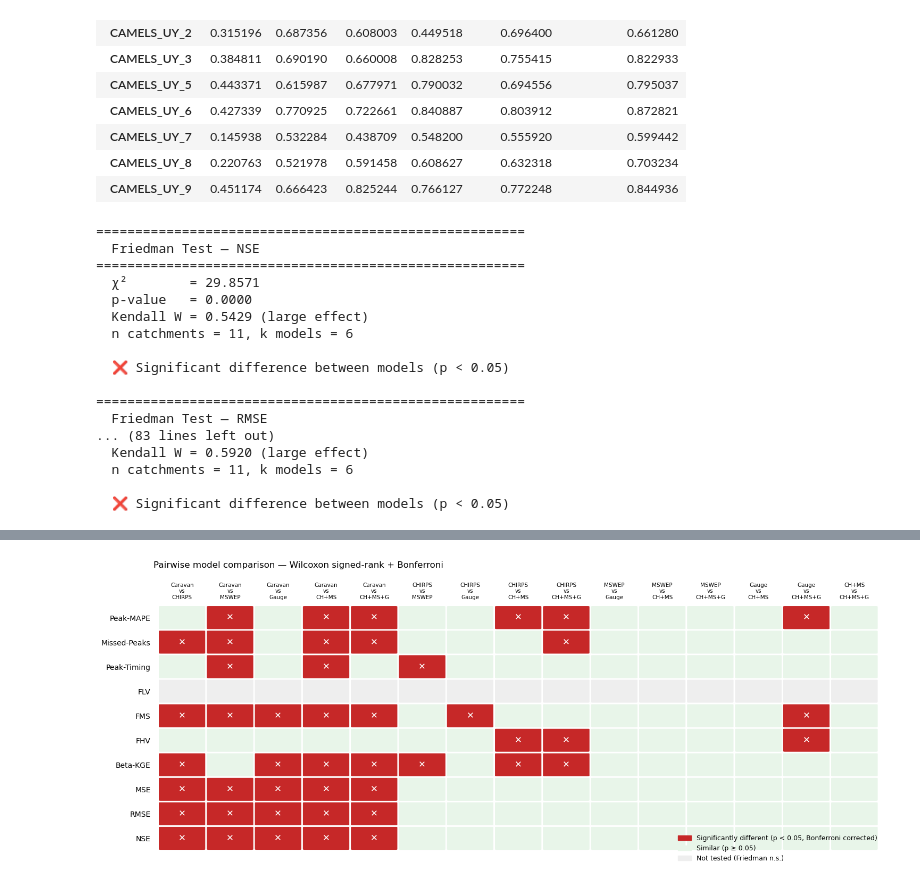
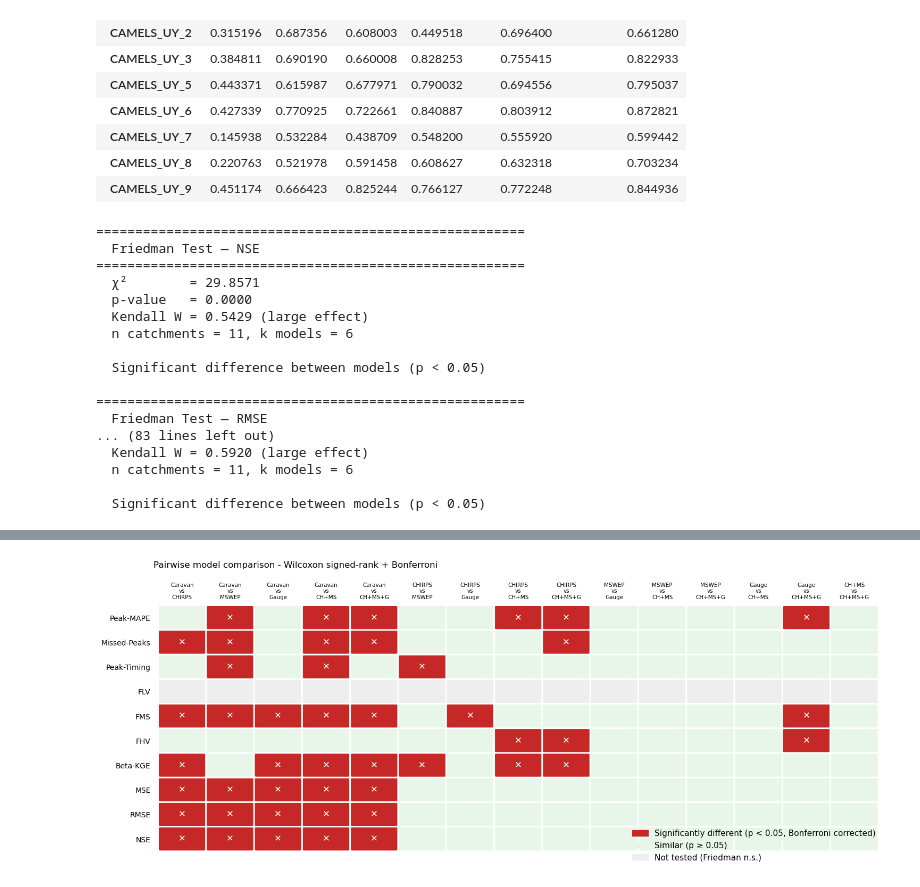
Before and after one commit to DSHydro/NeuralHydrologyAzure, a Jupyter notebook: final_runs/statistical_differences.ipynb, the cells around one changed output, grey strips where cells are left out. Saved outputs shown, nothing was run; the diff lists cells and outputs as text; code cells hidden in the pictures.

```diff
--- a/final_runs/statistical_differences.ipynb
+++ b/final_runs/statistical_differences.ipynb
@@ -156,7 +169,7 @@ def friedman_test(df, metric_name):
     print(f"  p-value   = {p:.4f}")
     print(f"  Kendall W = {W:.4f} ({effect} effect)")
     print(f"  n catchments = {n}, k models = {k}")
-    print(f"\n  {'❌ Significant difference between models (p < 0.05)' if p < 0.05 else '✅ No significant difference between models (p >= 0.05)'}")
+    print(f"\n  {'Significant difference between models (p < 0.05)' if p < 0.05 else 'No significant difference between models (p >= 0.05)'}")
 
     return stat, p, W
 
@@ -175,7 +188,7 @@ for metric, df in zip(['NSE', 'RMSE', 'MSE', 'Beta-KGE','FHV','FMS','FLV','Peak-
   Kendall W = 0.5429 (large effect)
   n catchments = 11, k models = 6
 
-  ❌ Significant difference between models (p < 0.05)
+  Significant difference between models (p < 0.05)
 
 =======================================================
   Friedman Test — RMSE
@@ -183,5 +196,5 @@ for metric, df in zip(['NSE', 'RMSE', 'MSE', 'Beta-KGE','FHV','FMS','FLV','Peak-
   Kendall W = 0.5920 (large effect)
   n catchments = 11, k models = 6
 
-  ❌ Significant difference between models (p < 0.05)
+  Significant difference between models (p < 0.05)
 # %%
@@ -343,33 +351,33 @@ for m_idx in range(len(metrics_list)):
         if val == 1:
             ax.text(p_idx, m_idx, '✕', ha='center', va='center',
                     fontsize=12, color='white', fontweight='bold')
 
 ax.set_xlim(-0.6, len(pairs) - 0.4)
 ax.set_ylim(-0.6, len(metrics_list) - 0.4)
 ax.set_xticks(range(len(pairs)))
 ax.set_xticklabels(pair_labels, fontsize=7.5, ha='center')
 ax.set_yticks(range(len(metrics_list)))
 ax.set_yticklabels(metrics_list, fontsize=10)
 ax.xaxis.set_ticks_position('top')
 ax.xaxis.set_label_position('top')
 ax.tick_params(axis='x', length=0, pad=4)
 ax.tick_params(axis='y', length=0)
 for spine in ax.spines.values():
     spine.set_visible(False)
 
 legend_patches = [
     mpatches.Patch(color=colors[1], label='Significantly different (p < 0.05, Bonferroni corrected)'),
     mpatches.Patch(color=colors[0], label='Similar (p ≥ 0.05)'),
     mpatches.Patch(color=colors[2], label='Not tested (Friedman n.s.)'),
 ]
 ax.legend(handles=legend_patches, loc='lower right',
-          bbox_to_anchor=(1, -0.06), frameon=False, fontsize=9)
+          bbox_to_anchor=(1, -0.06), frameon=False, fontsize=11)
 
-ax.set_title('Pairwise model comparison — Wilcoxon signed-rank + Bonferroni',
+ax.set_title('Pairwise model comparison - Wilcoxon signed-rank + Bonferroni',
              fontsize=12, pad=20, loc='left', fontweight='normal')
 
 plt.tight_layout()
 # plt.savefig('wilcoxon_heatmap.png', dpi=150, bbox_inches='tight')
 plt.show()
 # %% [output]
-[figure, old version]
+[figure, new version]
```
Also changed, not shown: parts of 16 cells of this notebook, 13 other files.
